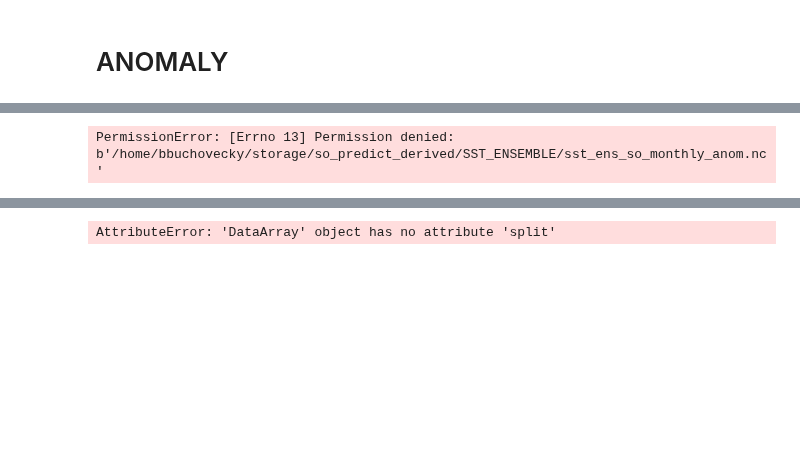
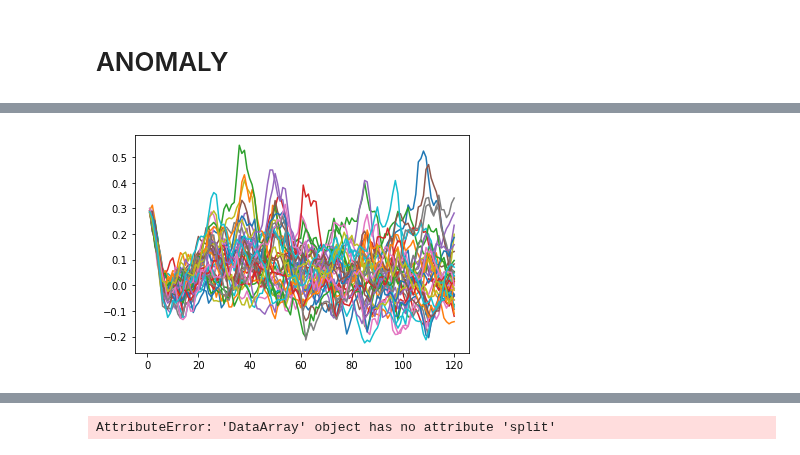
Before and after one commit to bbuchovecky/hmei, a Jupyter notebook: notebooks/ens_ppp_metrics.ipynb, the cells around one changed output, grey strips where cells are left out. Drawn from its saved outputs; the diff is of its cells as text; code cells hidden in the pictures; blank space fills up the shorter version.

```diff
--- a/notebooks/ens_ppp_metrics.ipynb
+++ b/notebooks/ens_ppp_metrics.ipynb
@@ -497,4 +784,7 @@ def compute_ens_anom_from_mean(var, timescale, ctrl_mean):
 # %%
-compute_ens_anom_from_mean('sst', 'monthly', sst_so_monthly_mean)
+sst_ens_anomClim = compute_ens_anom_from_clim('sst', 'monthly', sst_global_monthly_clim, regional=False)
+
+for ens in range(40):
+    plt.plot(sst_ens_anomClim['nT'], sst_ens_anomClim['Global'][0,ens])
 # %% [output]
-PermissionError: [Errno 13] Permission denied: b'/home/bbuchovecky/storage/so_predict_derived/SST_ENSEMBLE/sst_ens_so_monthly_anom.nc'
+[figure, added]
```
Also changed, not shown: parts of 26 cells of this notebook.
